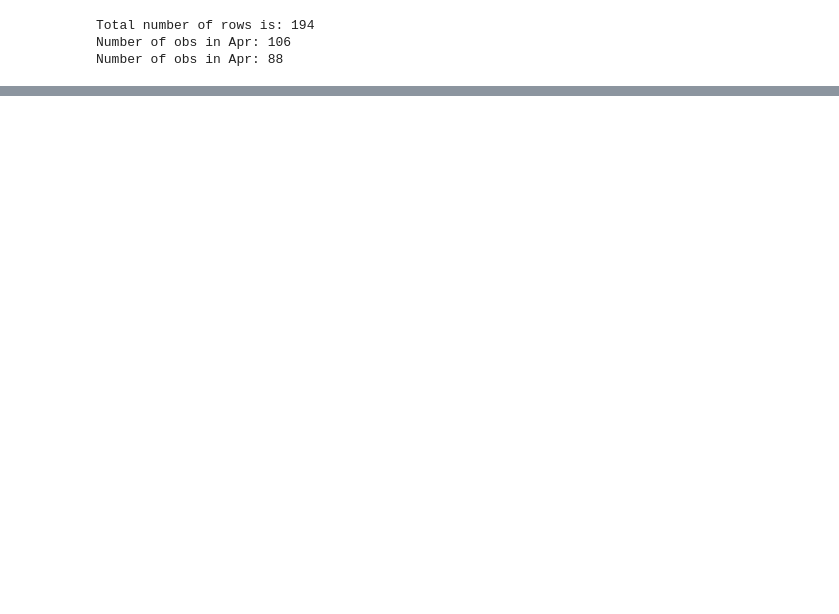
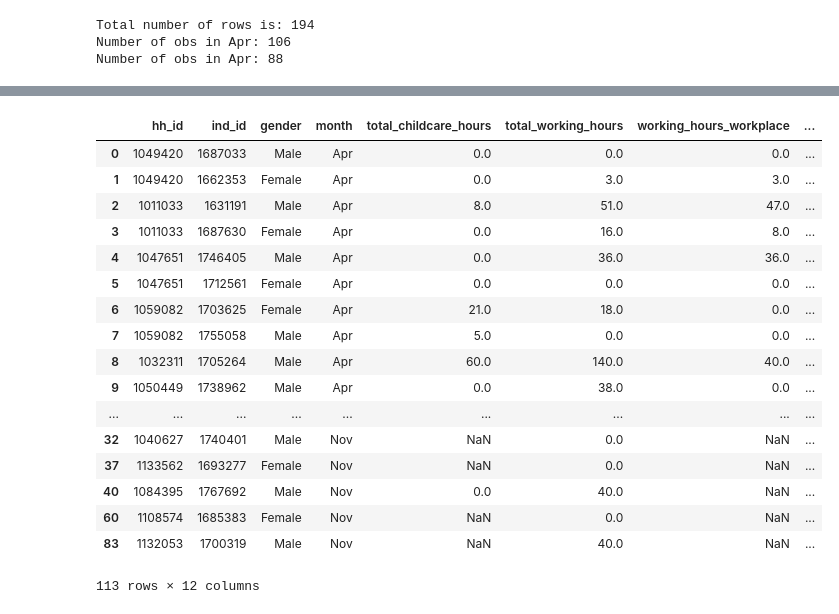
Before and after one commit to thanhan25/epp-materials, a Jupyter notebook: week-05/manage_data.ipynb, the cells around one changed output, grey strips where cells are left out. Drawn from its saved outputs; the diff is of its cells as text; code cells hidden in the pictures; blank space fills up the shorter version.

```diff
--- a/week-05/manage_data.ipynb
+++ b/week-05/manage_data.ipynb
@@ -374,7 +373,7 @@ array(['childcare_hours_res', 'gender', 'hh_id', 'homeschool_hours',
        'working_hours_home_whilekids', 'working_hours_workplace', 'month'],
       dtype=object)
 # %%
-data_appended = data_appended[['hh_id', 'ind_id', 'gender', 'month', 'total_childcare_hours', 'total_working_hours', 'working_hours_workplace', 'working_hours_home_whilekids', 'working_hours_home_while_no_kids', 'working_hours_home_nokids', 'homeschool_hours', 'childcare_hours_res', 'gender']]
+data_appended = data_appended[['hh_id', 'ind_id', 'gender', 'month', 'total_childcare_hours', 'total_working_hours', 'working_hours_workplace', 'working_hours_home_whilekids', 'working_hours_home_while_no_kids', 'working_hours_home_nokids', 'homeschool_hours', 'childcare_hours_res']]
 # %%
 data_appended
 # %% [output]
@@ -398,0 +403,7 @@ data_appended
+# %%
+# Deop the gender column:
+data_appended_normal = data_appended.drop("gender", axis=1)
+
+# Create a table for gender:
+data_appended_unique = data_appended.drop_duplicates(subset=['hh_id', 'ind_id'])
+time_invariants = data_appended_unique.loc[: ,['hh_id', 'ind_id', 'gender']]
@@ -398,0 +419,21 @@ data_appended
+# %%
+data_appended_unique
+# %% [output]
+|  | hh_id | ind_id | gender | month | total_childcare_hours | total_working_hours | working_hours_workplace | ... |
+| 0 | 1049420 | 1687033 | Male | Apr | 0.0 | 0.0 | 0.0 | ... |
+| 1 | 1049420 | 1662353 | Female | Apr | 0.0 | 3.0 | 3.0 | ... |
+| 2 | 1011033 | 1631191 | Male | Apr | 8.0 | 51.0 | 47.0 | ... |
+| 3 | 1011033 | 1687630 | Female | Apr | 0.0 | 16.0 | 8.0 | ... |
+| 4 | 1047651 | 1746405 | Male | Apr | 0.0 | 36.0 | 36.0 | ... |
+| 5 | 1047651 | 1712561 | Female | Apr | 0.0 | 0.0 | 0.0 | ... |
+| 6 | 1059082 | 1703625 | Female | Apr | 21.0 | 18.0 | 0.0 | ... |
+| 7 | 1059082 | 1755058 | Male | Apr | 5.0 | 0.0 | 0.0 | ... |
+| 8 | 1032311 | 1705264 | Male | Apr | 60.0 | 140.0 | 40.0 | ... |
+| 9 | 1050449 | 1738962 | Male | Apr | 0.0 | 38.0 | 0.0 | ... |
+| ... | ... | ... | ... | ... | ... | ... | ... | ... |
+| 32 | 1040627 | 1740401 | Male | Nov | NaN | 0.0 | NaN | ... |
+| 37 | 1133562 | 1693277 | Female | Nov | NaN | 0.0 | NaN | ... |
+| 40 | 1084395 | 1767692 | Male | Nov | 0.0 | 40.0 | NaN | ... |
+| 60 | 1108574 | 1685383 | Female | Nov | NaN | 0.0 | NaN | ... |
+| 83 | 1132053 | 1700319 | Male | Nov | NaN | 40.0 | NaN | ... |
+113 rows × 12 columns
```
Also changed, not shown: parts of 39 cells of this notebook.
